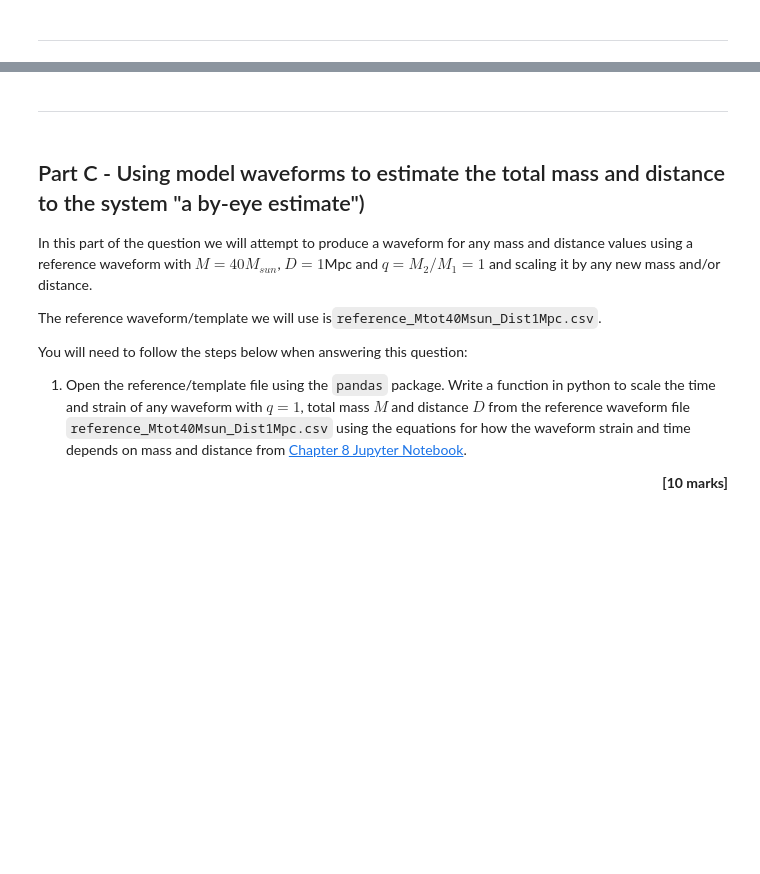
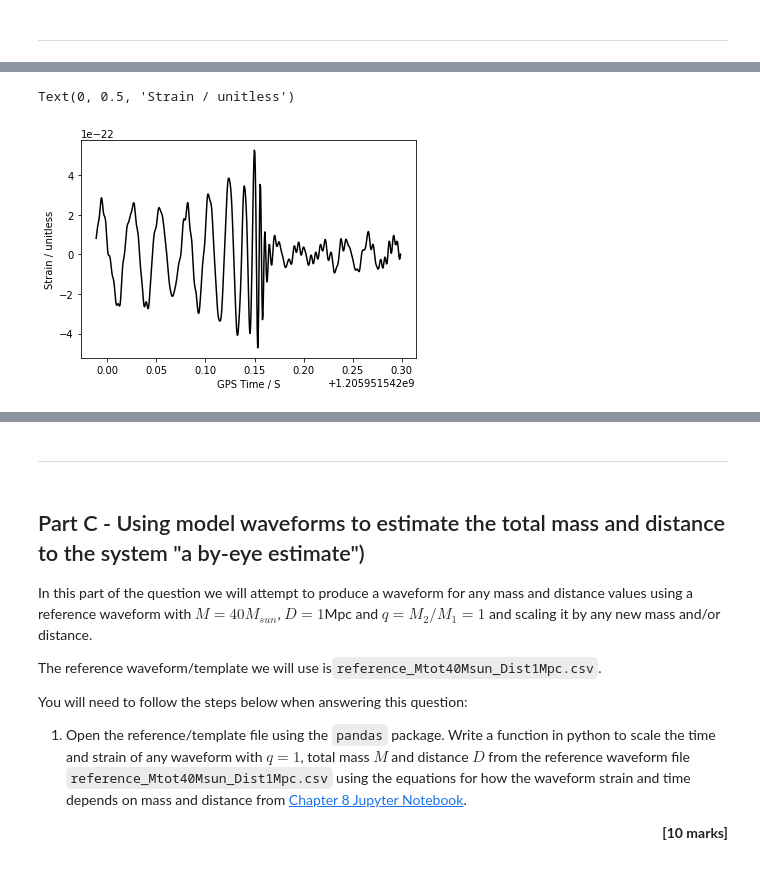
Before and after one commit to Clarke-Jools-36/DataAnalysis22, a Jupyter notebook: CA2_MiniProject.ipynb, the cells around one changed output, grey strips where cells are left out. Drawn from its saved outputs; the diff is of its cells as text; code cells hidden in the pictures; blank space fills up the shorter version.

```diff
--- a/CA2_MiniProject.ipynb
+++ b/CA2_MiniProject.ipynb
@@ -93,0 +110,4 @@ Now it is your turn to look at observations of a gravitational wave event.
+# %%
+dataIn=pd.read_csv('/content/Observedwaveform.csv')
+print(f"#### length of data: {len(dataIn)}\n\n")
+dataIn.head(8)
@@ -93,0 +125,10 @@ Now it is your turn to look at observations of a gravitational wave event.
+# %%
+s = dataIn["strain"]
+t_gps = dataIn["time (s)"]
+
+plt.plot(t_gps,s,"k")
+plt.xlabel("GPS Time / S")
+plt.ylabel("Strain / unitless")
+# %% [output]
+Text(0, 0.5, 'Strain / unitless')
+[figure, added]
```
Also changed, not shown: parts of 15 cells of this notebook.
